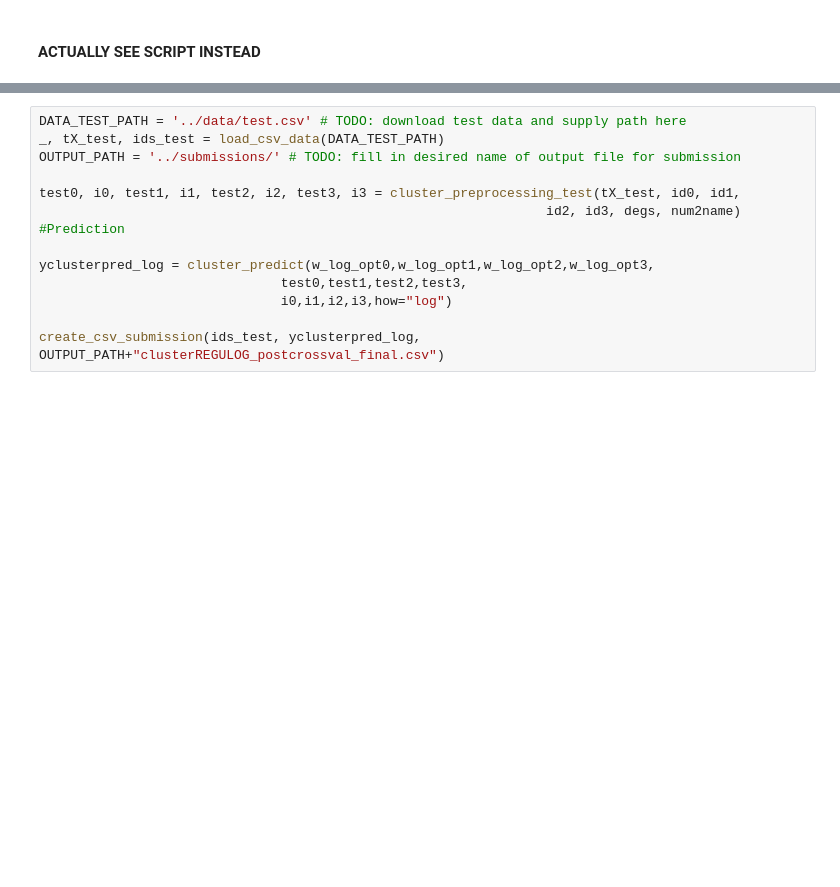
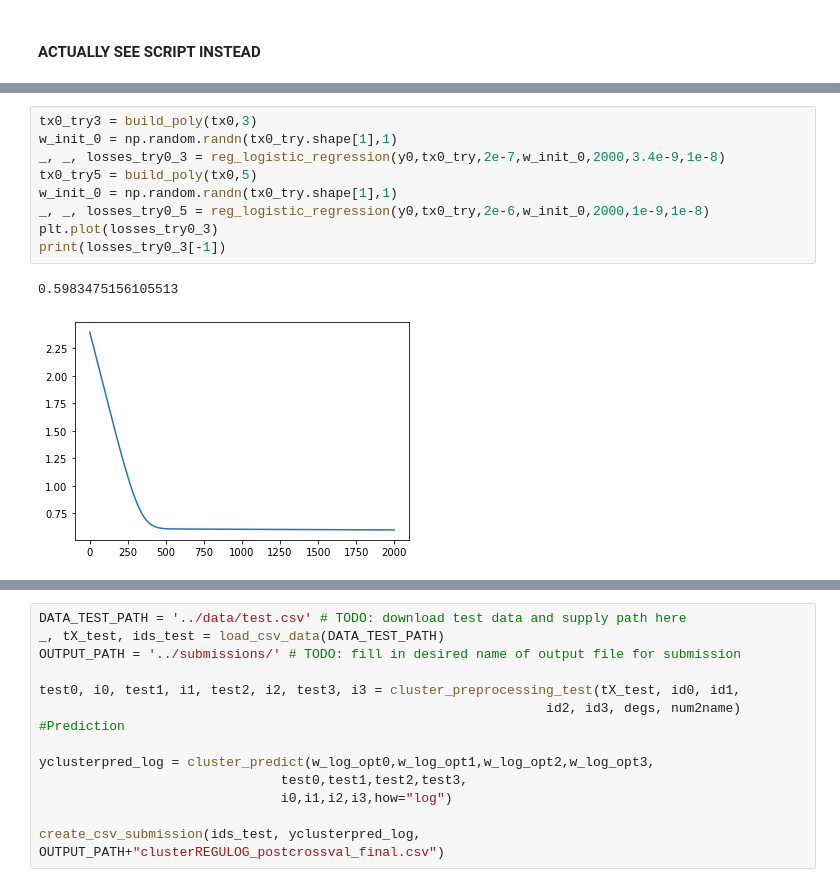
Before and after one commit to richieYT-wan/ML_project1, a Jupyter notebook: scripts/project1_regulogfinal.ipynb, the cells around one changed output, grey strips where cells are left out. Cells and saved outputs as stored; diff of their text form; blank space fills up the shorter version.

```diff
--- a/scripts/project1_regulogfinal.ipynb
+++ b/scripts/project1_regulogfinal.ipynb
@@ -23,0 +77,12 @@ tx0, y0, tx1, y1, tx2, y2, tx3, y3, id0, id1, id2, id3 = cluster_preprocessing_t
+# %%
+tx0_try3 = build_poly(tx0,3)
+w_init_0 = np.random.randn(tx0_try.shape[1],1)
+_, _, losses_try0_3 = reg_logistic_regression(y0,tx0_try,2e-7,w_init_0,2000,3.4e-9,1e-8)
+tx0_try5 = build_poly(tx0,5)
+w_init_0 = np.random.randn(tx0_try.shape[1],1)
+_, _, losses_try0_5 = reg_logistic_regression(y0,tx0_try,2e-6,w_init_0,2000,1e-9,1e-8)
+plt.plot(losses_try0_3)
+print(losses_try0_3[-1])
+# %% [output]
+0.5983475156105513
+[figure, added]
```
Also changed, not shown: parts of 12 cells of this notebook, 30 other files.
